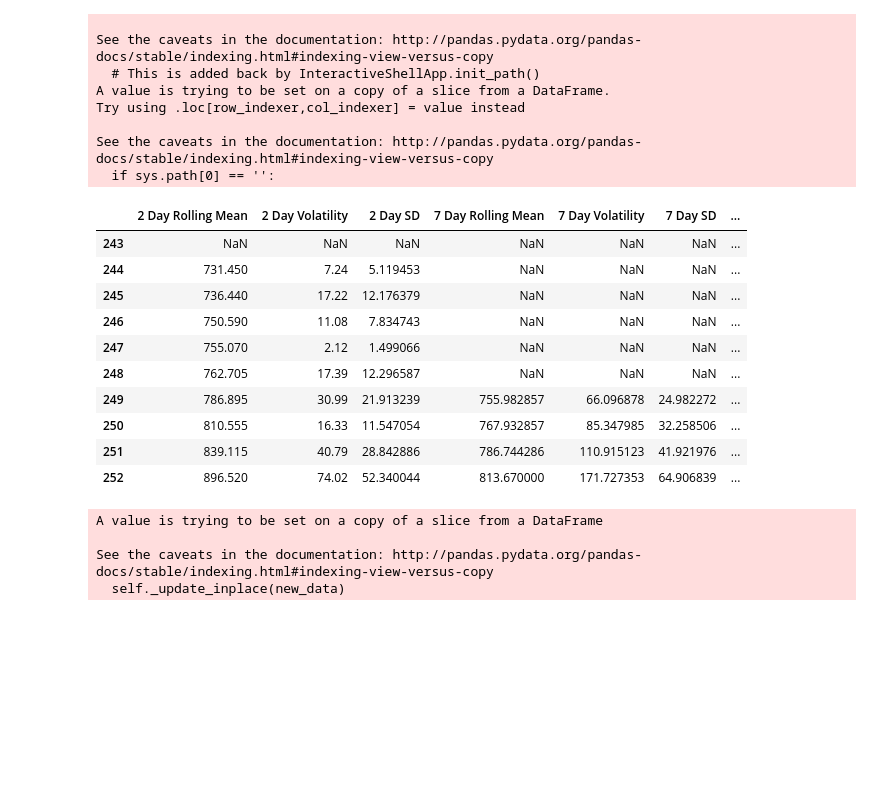
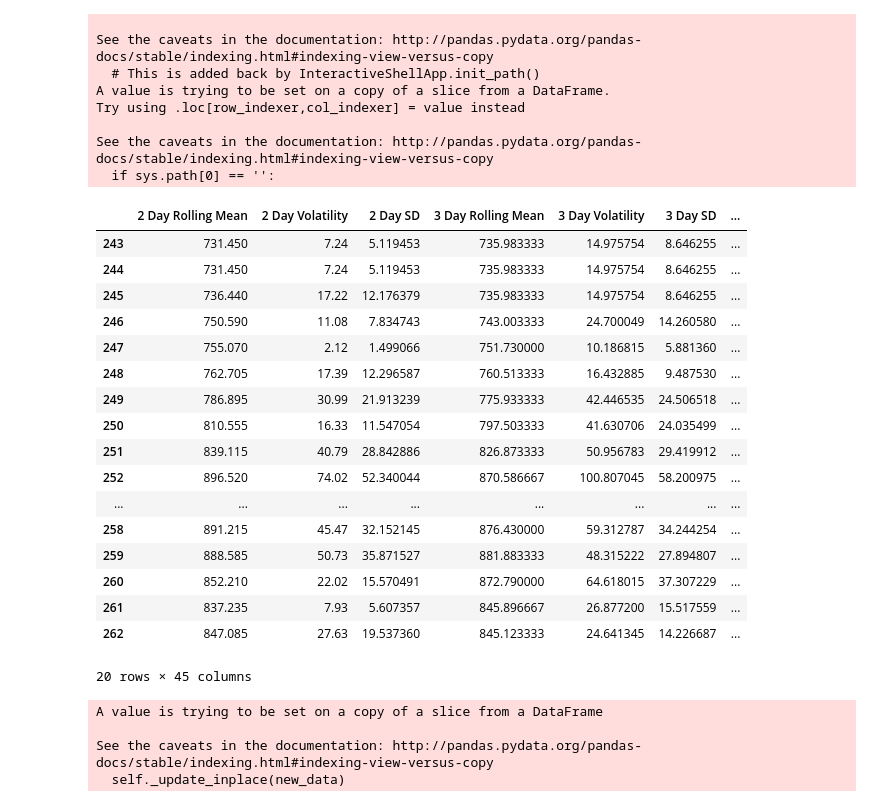
Before and after one commit to anish-saha/EventDetection-Paradigm01, a Jupyter notebook: Kaggle EDA.ipynb, the cells around one changed output. Drawn from its saved outputs; the diff is of its cells as text; code cells hidden in the pictures; blank space fills up the shorter version.

```diff
--- a/Kaggle EDA.ipynb
+++ b/Kaggle EDA.ipynb
@@ -48,6 +49,6 @@ bitcoin.head()
 # %%
 price=bitcoin['close']
-windows = [2, 7, 30, 90, 365]
+windows = list(range(2, 15)) + [30, 90]
 # Calculate the sd and volatility
 for window in windows:
     mean=price.rolling(window).mean()
@@ -75,19 +76,26 @@ Try using .loc[row_indexer,col_indexer] = value instead
 See the caveats in the documentation: http://pandas.pydata.org/pandas-docs/stable/indexing.html#indexing-view-versus-copy
   if sys.path[0] == '':
 # %%
-synthetic_col_names = bitcoin.columns[13:28]
-bitcoin[synthetic_col_names].head(10)
+synthetic_col_names = bitcoin.columns[13:58]
+bitcoin[synthetic_col_names].head(20)
 # %% [output]
-|  | 2 Day Rolling Mean | 2 Day Volatility | 2 Day SD | 7 Day Rolling Mean | 7 Day Volatility | 7 Day SD | ... |
-| 243 | NaN | NaN | NaN | NaN | NaN | NaN | ... |
-| 244 | 731.450 | 7.24 | 5.119453 | NaN | NaN | NaN | ... |
-| 245 | 736.440 | 17.22 | 12.176379 | NaN | NaN | NaN | ... |
-| 246 | 750.590 | 11.08 | 7.834743 | NaN | NaN | NaN | ... |
-| 247 | 755.070 | 2.12 | 1.499066 | NaN | NaN | NaN | ... |
-| 248 | 762.705 | 17.39 | 12.296587 | NaN | NaN | NaN | ... |
-| 249 | 786.895 | 30.99 | 21.913239 | 755.982857 | 66.096878 | 24.982272 | ... |
-| 250 | 810.555 | 16.33 | 11.547054 | 767.932857 | 85.347985 | 32.258506 | ... |
-| 251 | 839.115 | 40.79 | 28.842886 | 786.744286 | 110.915123 | 41.921976 | ... |
-| 252 | 896.520 | 74.02 | 52.340044 | 813.670000 | 171.727353 | 64.906839 | ... |
+|  | 2 Day Rolling Mean | 2 Day Volatility | 2 Day SD | 3 Day Rolling Mean | 3 Day Volatility | 3 Day SD | ... |
+| 243 | 731.450 | 7.24 | 5.119453 | 735.983333 | 14.975754 | 8.646255 | ... |
+| 244 | 731.450 | 7.24 | 5.119453 | 735.983333 | 14.975754 | 8.646255 | ... |
+| 245 | 736.440 | 17.22 | 12.176379 | 735.983333 | 14.975754 | 8.646255 | ... |
+| 246 | 750.590 | 11.08 | 7.834743 | 743.003333 | 24.700049 | 14.260580 | ... |
+| 247 | 755.070 | 2.12 | 1.499066 | 751.730000 | 10.186815 | 5.881360 | ... |
+| 248 | 762.705 | 17.39 | 12.296587 | 760.513333 | 16.432885 | 9.487530 | ... |
+| 249 | 786.895 | 30.99 | 21.913239 | 775.933333 | 42.446535 | 24.506518 | ... |
+| 250 | 810.555 | 16.33 | 11.547054 | 797.503333 | 41.630706 | 24.035499 | ... |
+| 251 | 839.115 | 40.79 | 28.842886 | 826.873333 | 50.956783 | 29.419912 | ... |
+| 252 | 896.520 | 74.02 | 52.340044 | 870.586667 | 100.807045 | 58.200975 | ... |
+| ... | ... | ... | ... | ... | ... | ... | ... |
+| 258 | 891.215 | 45.47 | 32.152145 | 876.430000 | 59.312787 | 34.244254 | ... |
+| 259 | 888.585 | 50.73 | 35.871527 | 881.883333 | 48.315222 | 27.894807 | ... |
+| 260 | 852.210 | 22.02 | 15.570491 | 872.790000 | 64.618015 | 37.307229 | ... |
+| 261 | 837.235 | 7.93 | 5.607357 | 845.896667 | 26.877200 | 15.517559 | ... |
+| 262 | 847.085 | 27.63 | 19.537360 | 845.123333 | 24.641345 | 14.226687 | ... |
+20 rows × 45 columns
 # %%
 #Fill in the NaN values for the first window - 1 entries in each window column
```
Also changed, not shown: parts of 9 cells of this notebook, 1 other file.
